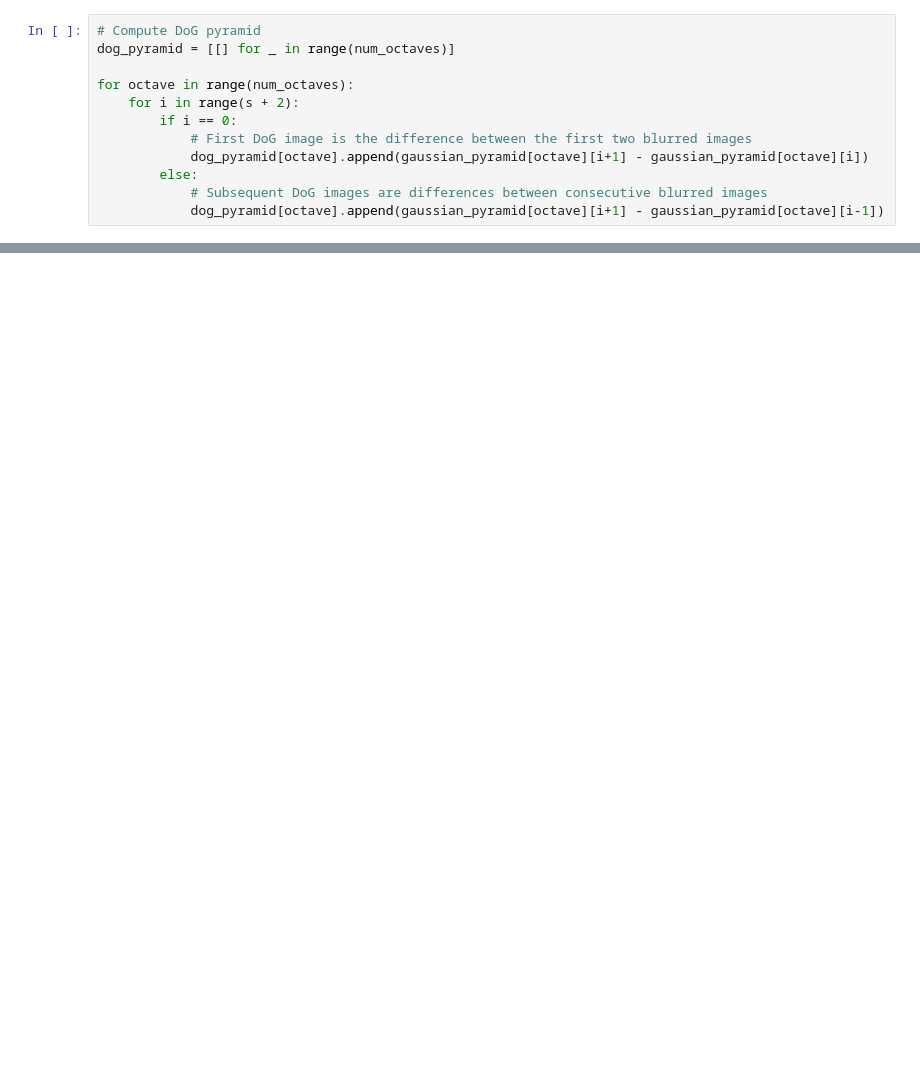
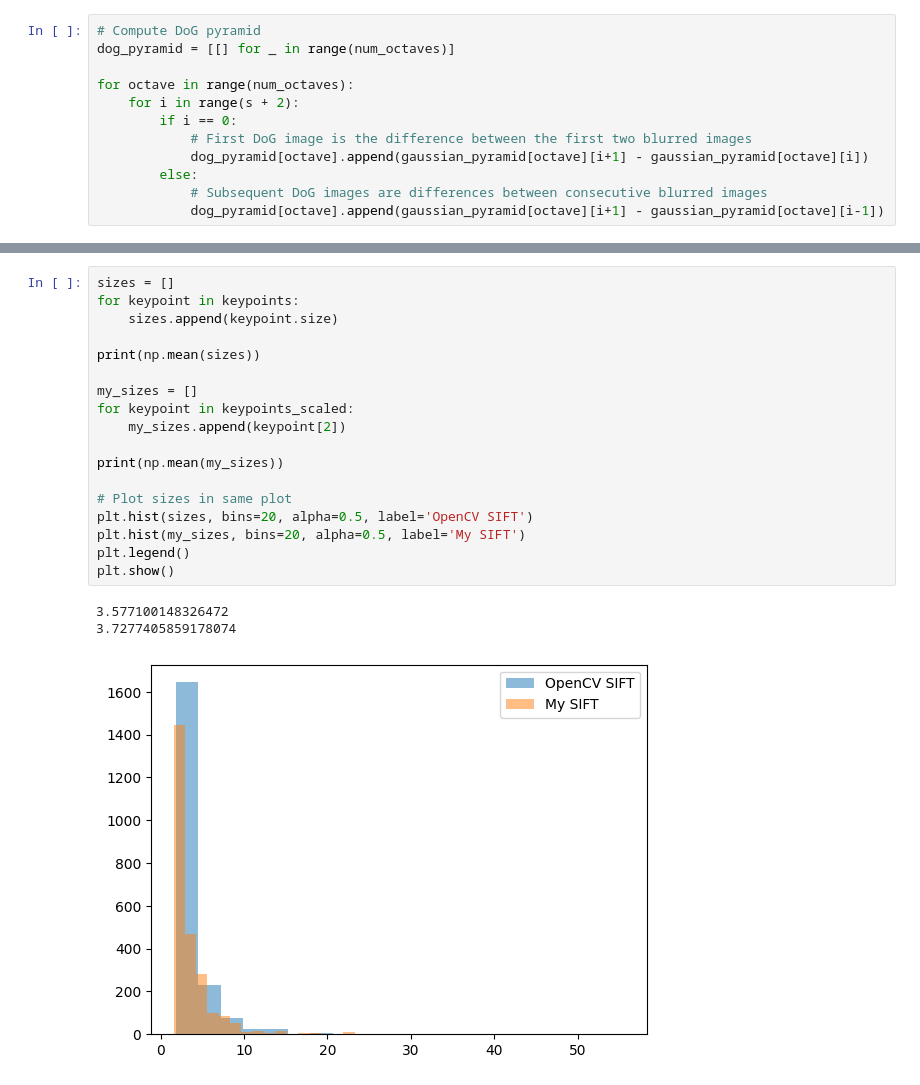
Before and after one commit to Meesdeboer/SIFT-from-scratch, a Jupyter notebook: 1. Keypoint detection.ipynb, the cells around one changed output, grey strips where cells are left out. Cells and saved outputs as stored; diff of their text form; blank space fills up the shorter version.

```diff
--- a/1. Keypoint detection.ipynb
+++ b/1. Keypoint detection.ipynb
@@ -153,0 +285,22 @@ print(len(keypoints))
+# %%
+sizes = []
+for keypoint in keypoints:
+    sizes.append(keypoint.size)
+
+print(np.mean(sizes))
+
+my_sizes = []
+for keypoint in keypoints_scaled:
+    my_sizes.append(keypoint[2])
+
+print(np.mean(my_sizes))
+
+# Plot sizes in same plot
+plt.hist(sizes, bins=20, alpha=0.5, label='OpenCV SIFT')
+plt.hist(my_sizes, bins=20, alpha=0.5, label='My SIFT')
+plt.legend()
+plt.show()
+# %% [output]
+3.577100148326472
+3.7277405859178074
+[figure, added]
```
Also changed, not shown: parts of 8 cells of this notebook, 2 other files.
